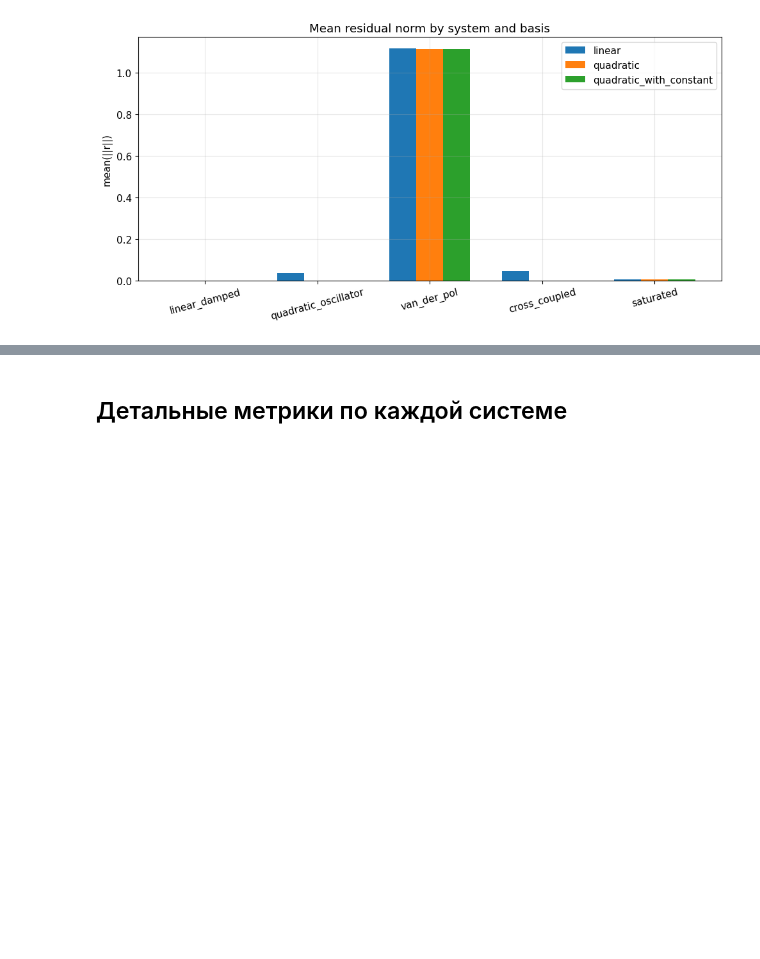
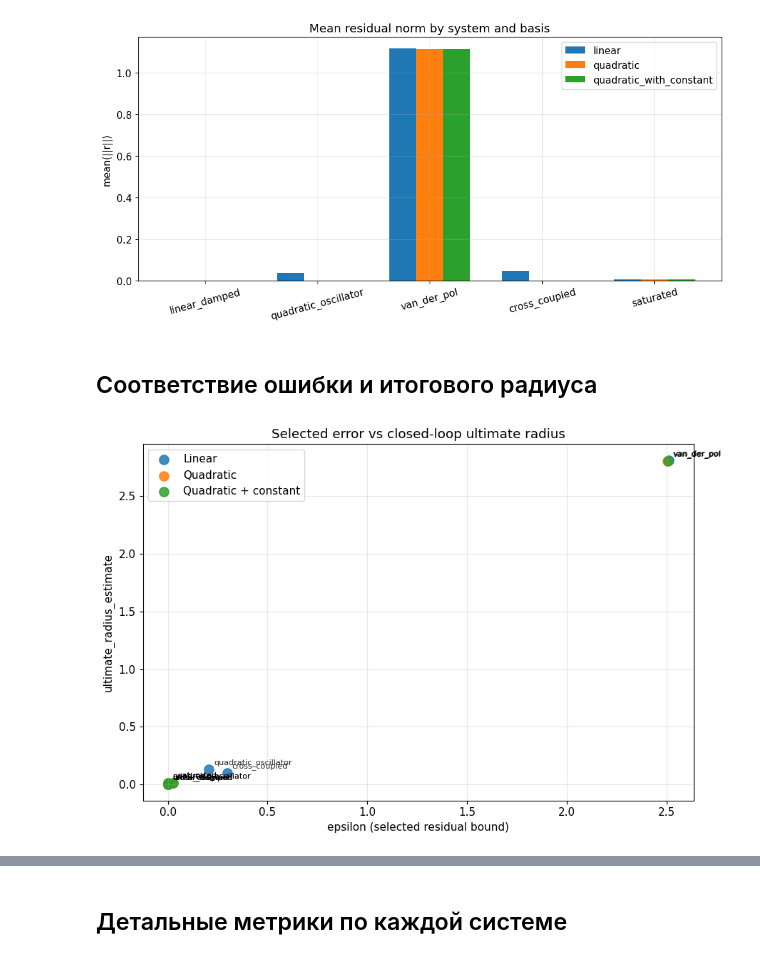
Before and after one commit to pouzli/robust-dd-control, a Jupyter notebook: notebooks/05_all_examples_pipeline.ipynb, the cells around one changed output, grey strips where cells are left out. Saved outputs shown, nothing was run; the diff lists cells and outputs as text; code cells hidden in the pictures; blank space fills up the shorter version.

```diff
--- a/notebooks/05_all_examples_pipeline.ipynb
+++ b/notebooks/05_all_examples_pipeline.ipynb
@@ -415,3 +445,40 @@ plt.close()
 | saturated | 5.658273e-03 | 5.526321e-03 | 5.839081e-03 |
 | van_der_pol | 1.115211e+00 | 1.114950e+00 | 1.114945e+00 |
 [figure]
+# %% [markdown]
+## Соответствие ошибки и итогового радиуса
+# %%
+fig, ax = plt.subplots(figsize=(9, 6))
+
+for basis_name, config in basis_configs.items():
+    basis_df = summary_df[summary_df['basis'] == basis_name]
+    ax.scatter(
+        basis_df['epsilon'],
+        basis_df['ultimate_radius_estimate'],
+        s=90,
+        alpha=0.85,
+        label=config['title'],
+    )
+
+    for _, row in basis_df.iterrows():
+        ax.annotate(
+            row['example'],
+            (row['epsilon'], row['ultimate_radius_estimate']),
+            textcoords='offset points',
+            xytext=(5, 5),
+            fontsize=8,
+            alpha=0.85,
+        )
+
+ax.set_xlabel('epsilon (selected residual bound)')
+ax.set_ylabel('ultimate_radius_estimate')
+ax.set_title('Selected error vs closed-loop ultimate radius')
+ax.grid(True, alpha=0.3)
+ax.legend()
+
+plt.tight_layout()
+save_figure(FIGURES_DIR / 'epsilon_vs_ultimate_radius.png')
+plt.show()
+plt.close()
+# %% [output]
+[figure, added]
```
Also changed, not shown: parts of 5 cells of this notebook, 19 other files.
